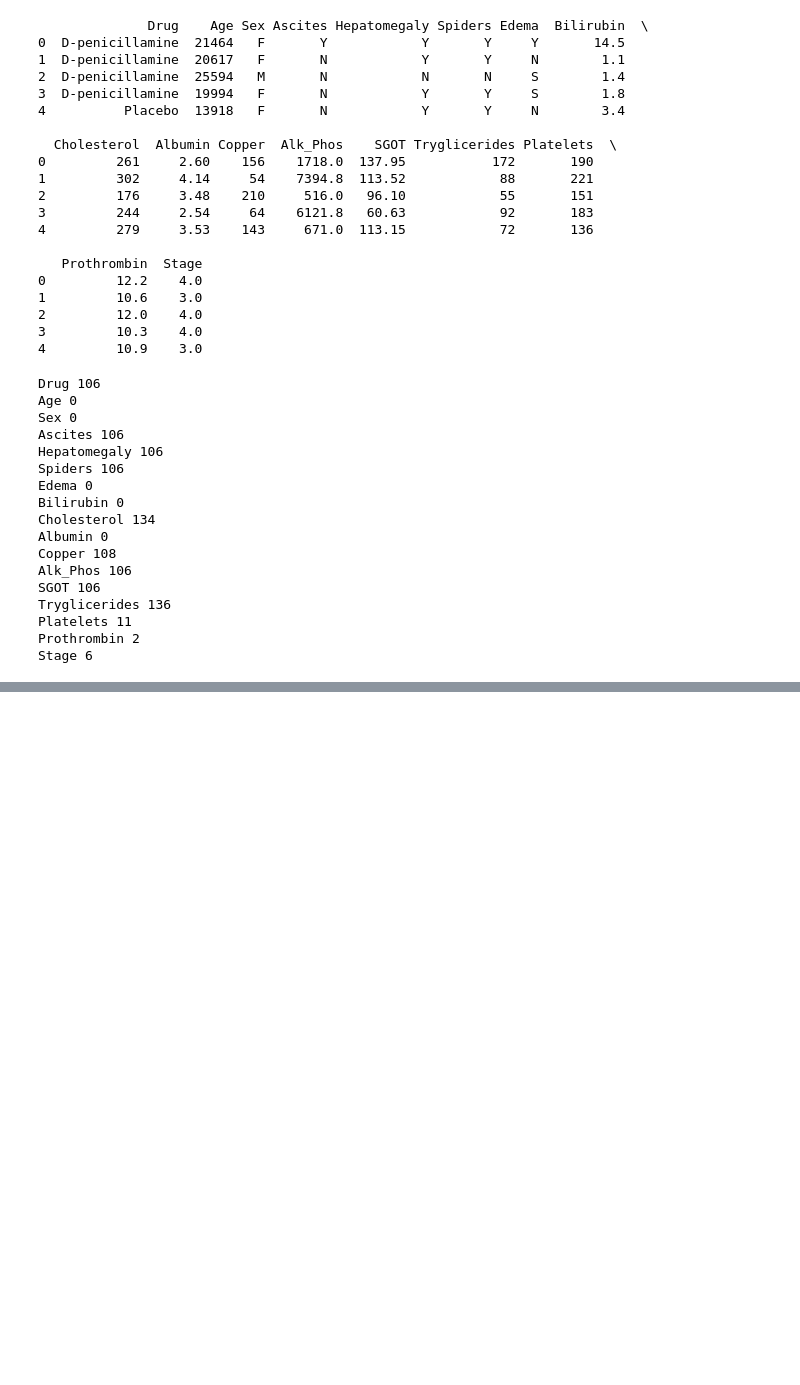
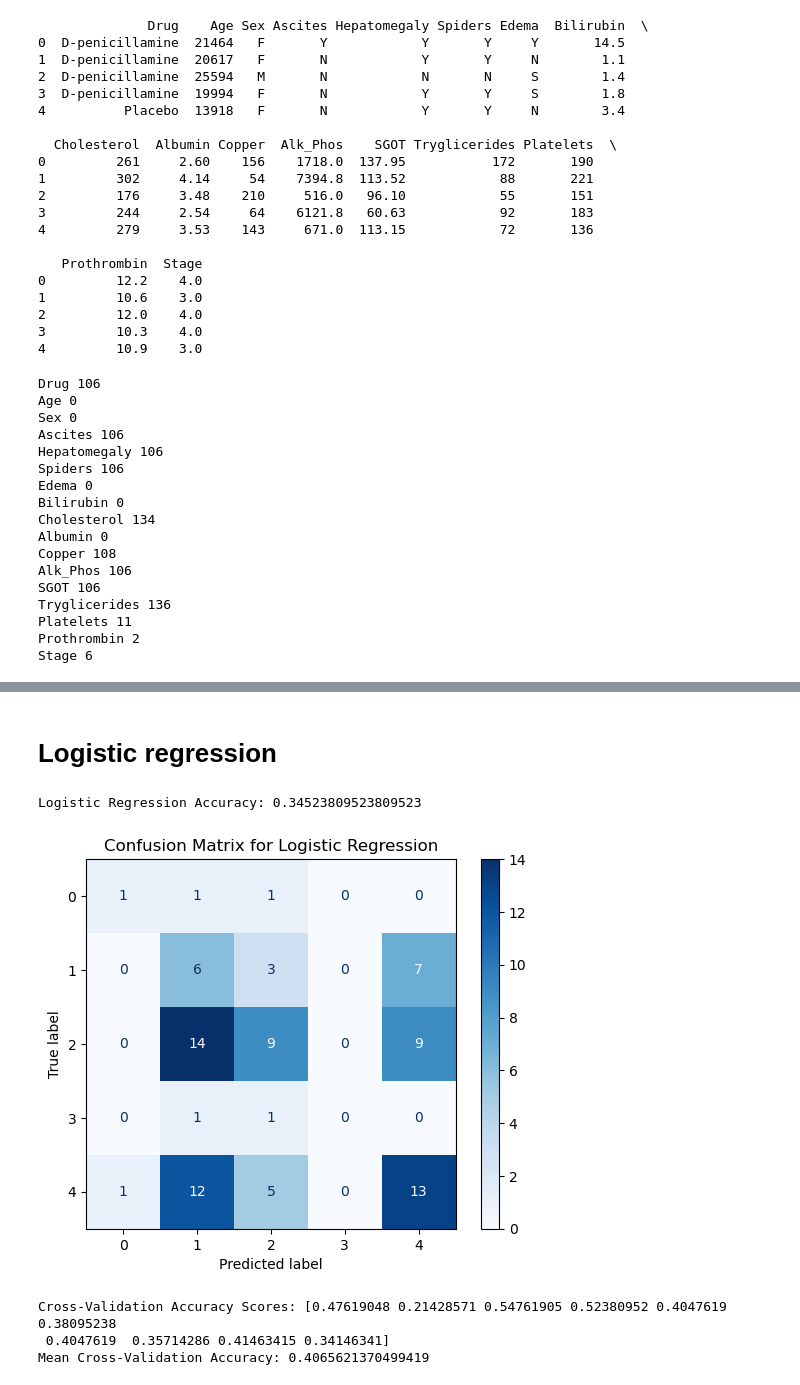
Before and after one commit to OBaldris/IntroML-Project, a Jupyter notebook: classification.ipynb, the cells around one changed output, grey strips where cells are left out. Saved outputs shown, nothing was run; the diff lists cells and outputs as text; code cells hidden in the pictures; blank space fills up the shorter version.

Commit message:
Logistic regression

```diff
--- a/classification.ipynb
+++ b/classification.ipynb
@@ -239,0 +178,53 @@ plt.show()
+# %% [markdown]
+# Logistic regression
+# %%
+from sklearn.linear_model import LogisticRegression
+from sklearn.model_selection import train_test_split, cross_val_score
+from sklearn.metrics import accuracy_score, confusion_matrix, ConfusionMatrixDisplay
+from sklearn.preprocessing import StandardScaler
+import pandas as pd
+
+# Ensure 'Stage' is categorical and encode it if necessary
+data['Stage'] = data['Stage'].astype('category').cat.codes
+
+# Encode categorical features
+X = pd.get_dummies(data.drop(columns=['Stage']), drop_first=True)  # Drop the original 'Stage' column
+
+# Scale the features
+scaler = StandardScaler()
+X = scaler.fit_transform(X)
+
+# Define target variable
+y = data['Stage']
+
+# Train-Test Split
+X_train, X_test, y_train, y_test = train_test_split(X, y, test_size=0.2, random_state=42)
+
+# Train Logistic Regression
+log_reg = LogisticRegression(max_iter=1000, random_state=42)
+log_reg.fit(X_train, y_train)
+
+# Predict on test data
+y_pred = log_reg.predict(X_test)
+
+# Evaluate
+accuracy = accuracy_score(y_test, y_pred)
+print("Logistic Regression Accuracy:", accuracy)
+
+# Confusion Matrix
+cm = confusion_matrix(y_test, y_pred)
+disp = ConfusionMatrixDisplay(confusion_matrix=cm, display_labels=log_reg.classes_)
+disp.plot(cmap=plt.cm.Blues)
+plt.title("Confusion Matrix for Logistic Regression")
+plt.show()
+
+# Cross-validation accuracy
+cv_scores = cross_val_score(log_reg, X, y, cv=10)
+print("Cross-Validation Accuracy Scores:", cv_scores)
+print("Mean Cross-Validation Accuracy:", cv_scores.mean())
+# %% [output]
+Logistic Regression Accuracy: 0.34523809523809523
+[figure, added]
+Cross-Validation Accuracy Scores: [0.47619048 0.21428571 0.54761905 0.52380952 0.4047619  0.38095238
+ 0.4047619  0.35714286 0.41463415 0.34146341]
+Mean Cross-Validation Accuracy: 0.4065621370499419
```
Also changed, not shown: parts of 16 cells of this notebook.
